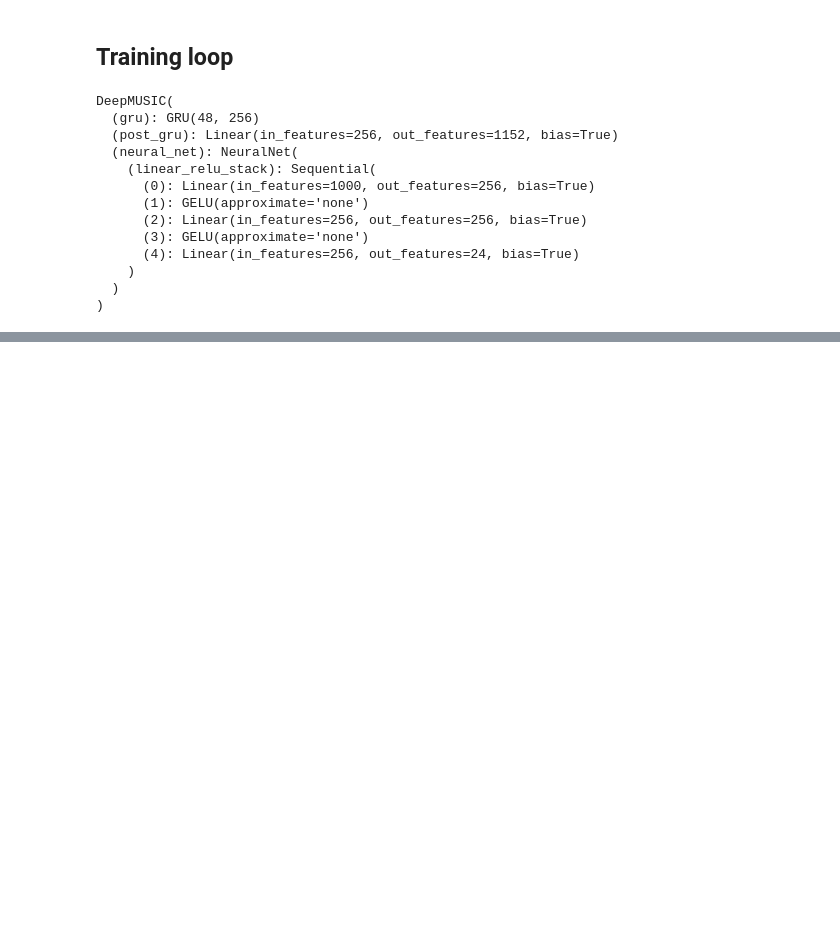
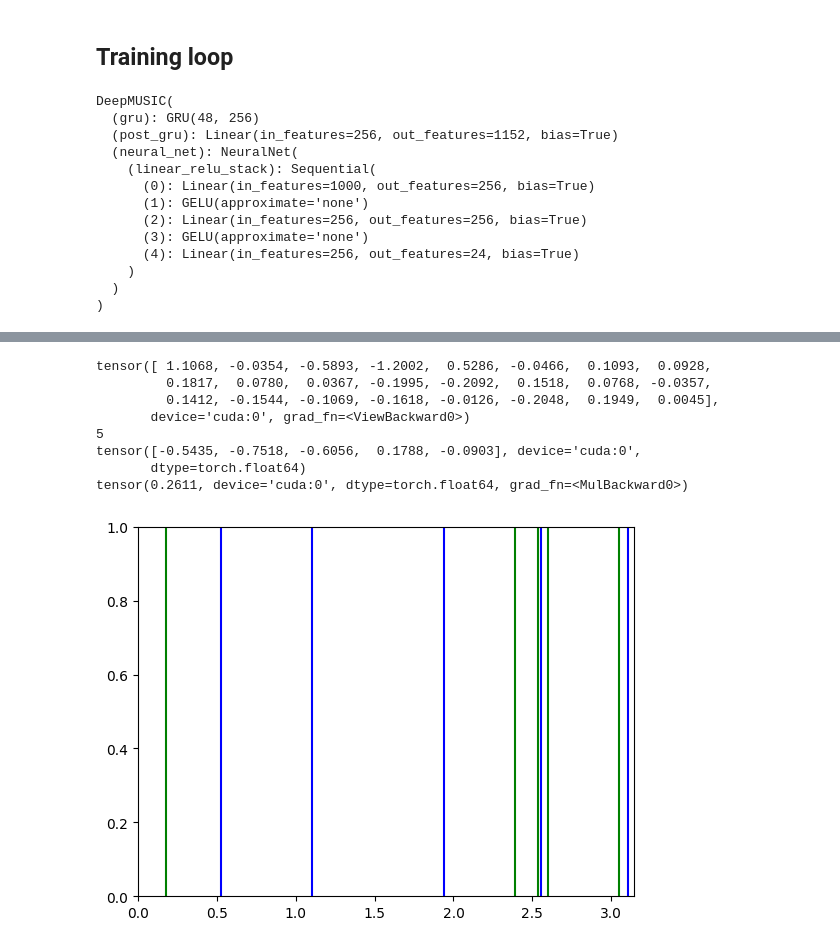
Before and after one commit to MichelDucartier/music_doa, a Jupyter notebook: MUSIC_ML_stuff.ipynb, the cells around one changed output, grey strips where cells are left out. Saved outputs shown, nothing was run; the diff lists cells and outputs as text; code cells hidden in the pictures; blank space fills up the shorter version.

```diff
--- a/MUSIC_ML_stuff.ipynb
+++ b/MUSIC_ML_stuff.ipynb
@@ -159,25 +169,37 @@ print('Finished Training')
 # %%
-ds = load_from_disk(f"res/train/split{0}/dataset").to_iterable_dataset().with_format("torch")
+ind = 20
 
-for data in ds:
-    sampled_data = data
-    audio = torch.tensor(hilbert(data["audio"]), dtype=torch.cfloat).to(device)
-    n_sources = data["n_sources"]
-    doas = (data["doas"].to(device) / 180) * np.pi
+audio = data_input[ind]
+doas = data_output[ind]
 
-    estimated_sources, spectrum = model(audio, n_sources)
+audio = torch.tensor(audio).to(device)
+doas = torch.tensor(doas).to(device)
+n_sources = len(doas)
 
-    print(estimated_sources)
-    print(n_sources)
-    print(doas)
-    print(rmspe_loss(estimated_sources, doas, n_sources))
+estimated_sources, spectrum = model(audio, n_sources)
 
-    estimated_sources = estimated_sources.cpu().detach().numpy()[: n_sources]
-    doas = doas.cpu().detach().numpy()
+print(estimated_sources)
+print(n_sources)
+print(doas)
+print(rmspe_loss(estimated_sources, doas, n_sources))
 
-    plt.xlim((0, 2 * np.pi))
-    for pred, true in zip(estimated_sources, doas):
-      plt.axvline(pred % 2 * np.pi, color='b')
-      plt.axvline(true % 2 * np.pi, color='g')
+estimated_sources = estimated_sources.cpu().detach().numpy()[: n_sources]
+doas = doas.cpu().detach().numpy()
 
-    break
+plt.xlim((0, np.pi))
+for pred, true in zip(estimated_sources, doas):
+  plt.axvline(pred % (np.pi), color='b', )
+  plt.axvline(true % (np.pi), color='g')
+
+
+spectrum = spectrum.cpu().detach().numpy()
+# %% [output]
+tensor([ 1.1068, -0.0354, -0.5893, -1.2002,  0.5286, -0.0466,  0.1093,  0.0928,
+         0.1817,  0.0780,  0.0367, -0.1995, -0.2092,  0.1518,  0.0768, -0.0357,
+         0.1412, -0.1544, -0.1069, -0.1618, -0.0126, -0.2048,  0.1949,  0.0045],
+       device='cuda:0', grad_fn=<ViewBackward0>)
+5
+tensor([-0.5435, -0.7518, -0.6056,  0.1788, -0.0903], device='cuda:0',
+       dtype=torch.float64)
+tensor(0.2611, device='cuda:0', dtype=torch.float64, grad_fn=<MulBackward0>)
+[figure, added]
```
Also changed, not shown: parts of 12 cells of this notebook, 2 other files.
